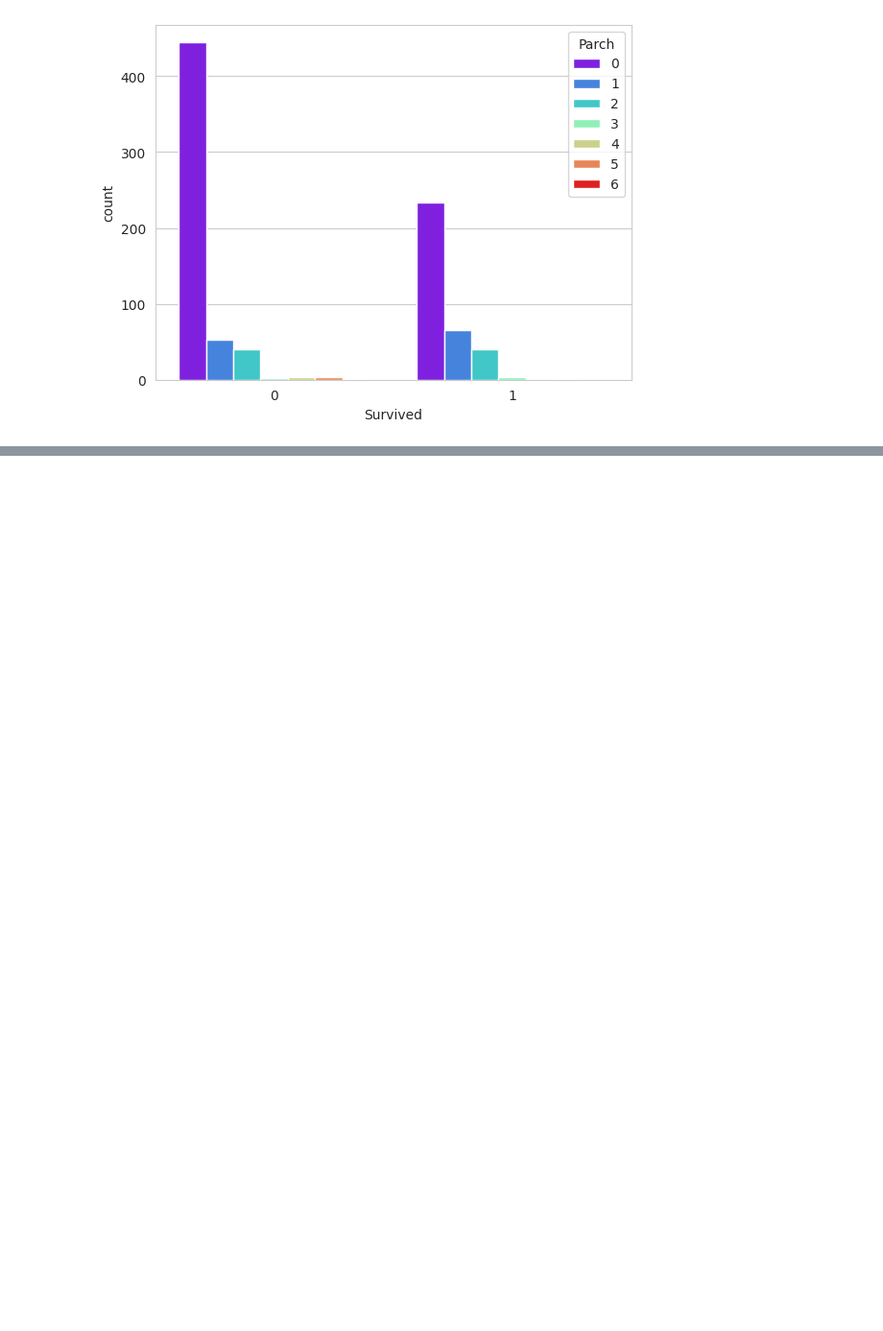
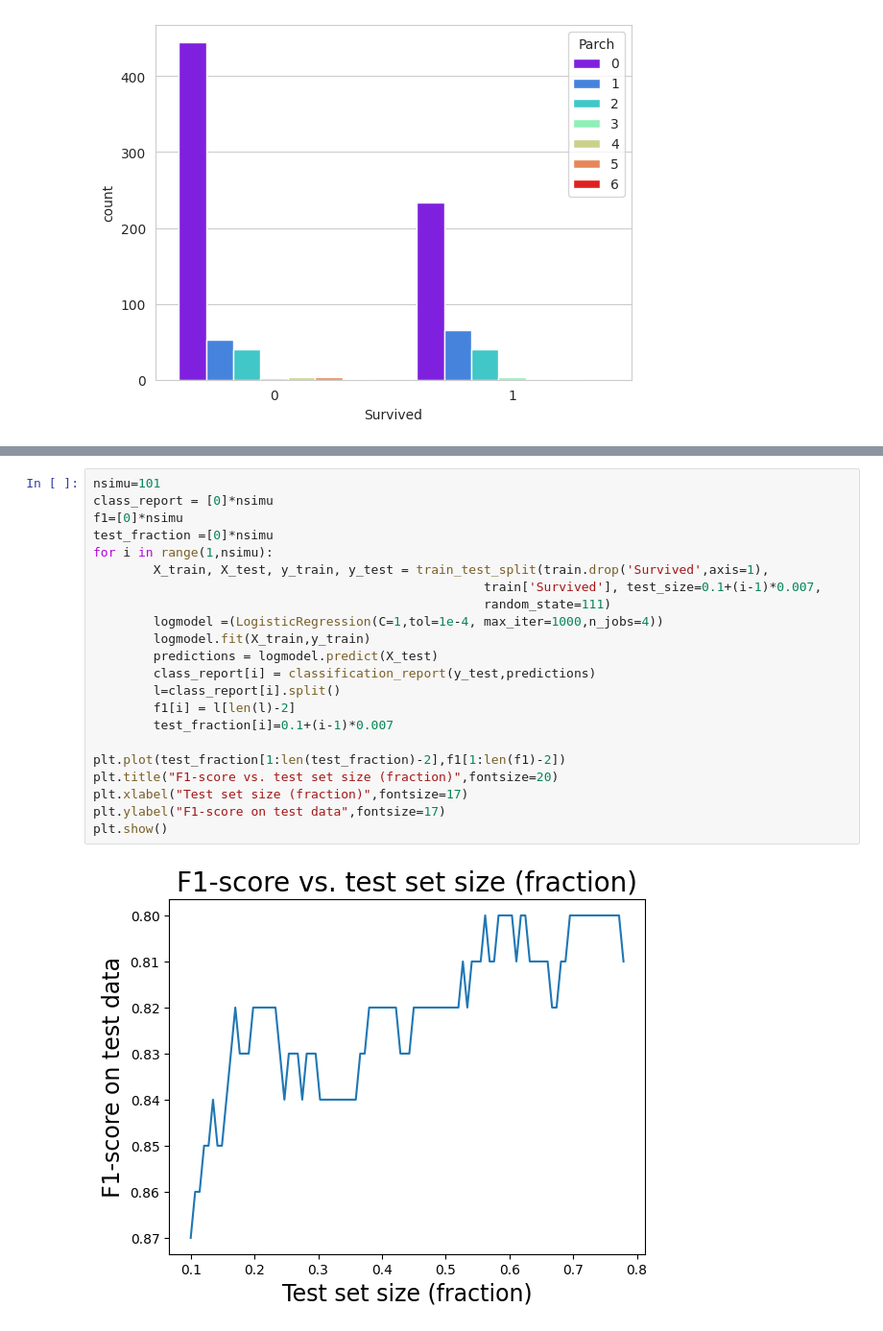
Before and after one commit to 2303A51160/AIML-2303BT17-18, a Jupyter notebook: AIML_A5.ipynb, the cells around one changed output, grey strips where cells are left out. Shown: that part at 96% size. Drawn from its saved outputs; the diff is of its cells as text; blank space fills up the shorter version.

```diff
--- a/AIML_A5.ipynb
+++ b/AIML_A5.ipynb
@@ -119,0 +217,24 @@ Text(0.5, 0, 'Passenger class')
+# %%
+nsimu=101
+class_report = [0]*nsimu
+f1=[0]*nsimu
+test_fraction =[0]*nsimu
+for i in range(1,nsimu):
+        X_train, X_test, y_train, y_test = train_test_split(train.drop('Survived',axis=1),
+                                                    train['Survived'], test_size=0.1+(i-1)*0.007,
+                                                    random_state=111)
+        logmodel =(LogisticRegression(C=1,tol=1e-4, max_iter=1000,n_jobs=4))
+        logmodel.fit(X_train,y_train)
+        predictions = logmodel.predict(X_test)
+        class_report[i] = classification_report(y_test,predictions)
+        l=class_report[i].split()
+        f1[i] = l[len(l)-2]
+        test_fraction[i]=0.1+(i-1)*0.007
+
+plt.plot(test_fraction[1:len(test_fraction)-2],f1[1:len(f1)-2])
+plt.title("F1-score vs. test set size (fraction)",fontsize=20)
+plt.xlabel("Test set size (fraction)",fontsize=17)
+plt.ylabel("F1-score on test data",fontsize=17)
+plt.show()
+# %% [output]
+[figure, added]
```
Also changed, not shown: parts of 12 cells of this notebook.
